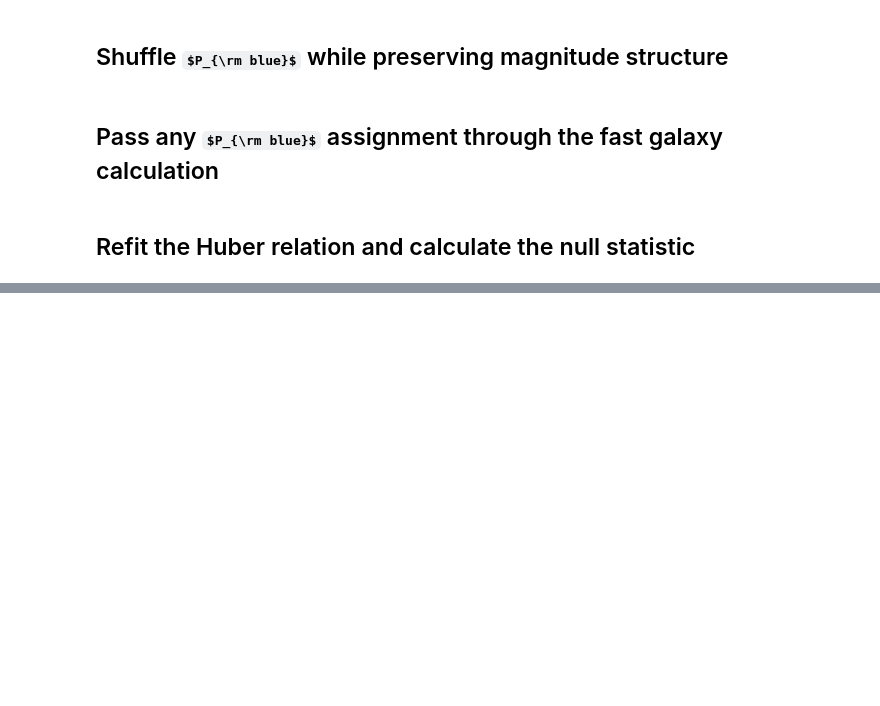
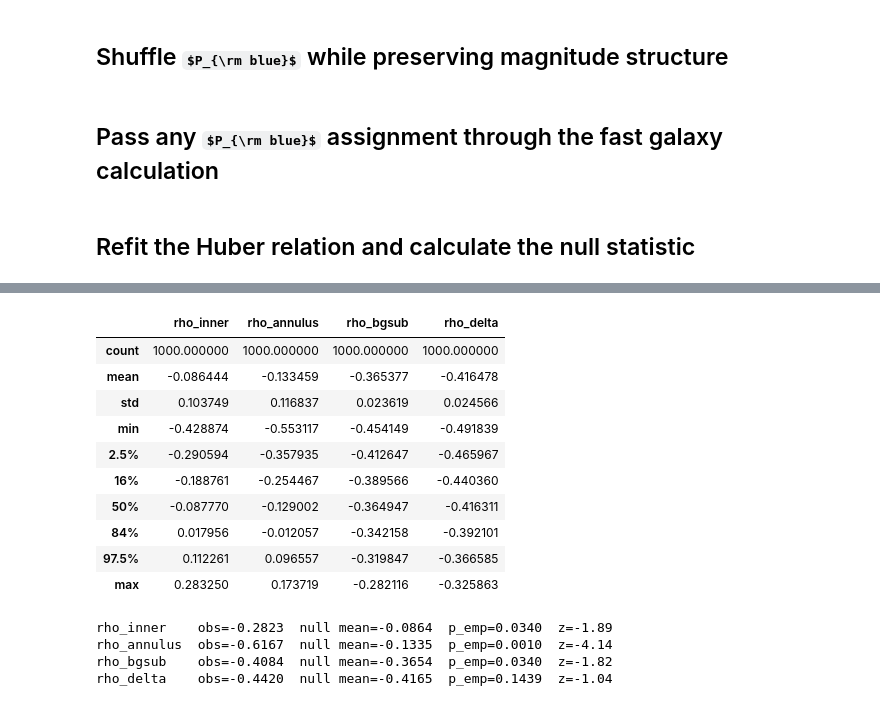
Before and after one commit to Pommers/Coma-GCS-colors, a Jupyter notebook: spatial_pblue_null_test.ipynb, the cells around one changed output, grey strips where cells are left out. Drawn from its saved outputs; the diff is of its cells as text; code cells hidden in the pictures; some formulas as TeX source; blank space fills up the shorter version.

```diff
--- a/spatial_pblue_null_test.ipynb
+++ b/spatial_pblue_null_test.ipynb
@@ -905,0 +1270,54 @@ def evaluate_pblue_assignment(
+# %%
+from tqdm.auto import tqdm
+
+N_PERM = 1000
+rng = np.random.default_rng(20260830)
+
+rows = []
+
+for i in tqdm(range(N_PERM), desc="Permutations"):
+
+    pblue_perm = permute_pblue_within_gmm_bins(
+        pblue_orig,
+        mag_bin_id,
+        rng,
+    )
+
+    result = evaluate_pblue_assignment(
+        pblue_perm,
+        galaxy_cache,
+        science_ids,
+        fixed_metrics,
+        cols,
+        cfg,
+    )
+
+    rows.append({
+        "iteration": i,
+        "rho_inner": result["rho_inner"],
+        "rho_annulus": result["rho_annulus"],
+        "rho_bgsub": result["rho_bgsub"],
+        "rho_delta": result["rho_delta"],
+    })
+
+null_df = pd.DataFrame(rows)
+# %%
+summary = null_df[
+    ["rho_inner", "rho_annulus", "rho_bgsub", "rho_delta"]
+].describe(
+    percentiles=[0.025, 0.16, 0.5, 0.84, 0.975]
+)
+
+display(summary)
+# %% [output]
+|  | rho_inner | rho_annulus | rho_bgsub | rho_delta |
+| count | 1000.000000 | 1000.000000 | 1000.000000 | 1000.000000 |
+| mean | -0.086444 | -0.133459 | -0.365377 | -0.416478 |
+| std | 0.103749 | 0.116837 | 0.023619 | 0.024566 |
+| min | -0.428874 | -0.553117 | -0.454149 | -0.491839 |
+| 2.5% | -0.290594 | -0.357935 | -0.412647 | -0.465967 |
+| 16% | -0.188761 | -0.254467 | -0.389566 | -0.440360 |
+| 50% | -0.087770 | -0.129002 | -0.364947 | -0.416311 |
+| 84% | 0.017956 | -0.012057 | -0.342158 | -0.392101 |
+| 97.5% | 0.112261 | 0.096557 | -0.319847 | -0.366585 |
+| max | 0.283250 | 0.173719 | -0.282116 | -0.325863 |
@@ -905,0 +1331,24 @@ def evaluate_pblue_assignment(
+# %%
+for col, rho_obs in observed.items():
+
+    vals = null_df[col].to_numpy()
+
+    n_extreme = np.sum(vals <= rho_obs)
+    p_emp = (n_extreme + 1) / (len(vals) + 1)
+
+    z = (
+        rho_obs - np.mean(vals)
+    ) / np.std(vals, ddof=1)
+
+    print(
+        f"{col:12s} "
+        f"obs={rho_obs:+.4f}  "
+        f"null mean={np.mean(vals):+.4f}  "
+        f"p_emp={p_emp:.4f}  "
+        f"z={z:+.2f}"
+    )
+# %% [output]
+rho_inner    obs=-0.2823  null mean=-0.0864  p_emp=0.0340  z=-1.89
+rho_annulus  obs=-0.6167  null mean=-0.1335  p_emp=0.0010  z=-4.14
+rho_bgsub    obs=-0.4084  null mean=-0.3654  p_emp=0.0340  z=-1.82
+rho_delta    obs=-0.4420  null mean=-0.4165  p_emp=0.1439  z=-1.04
```
Also changed, not shown: parts of 25 cells of this notebook, 2 other files.
